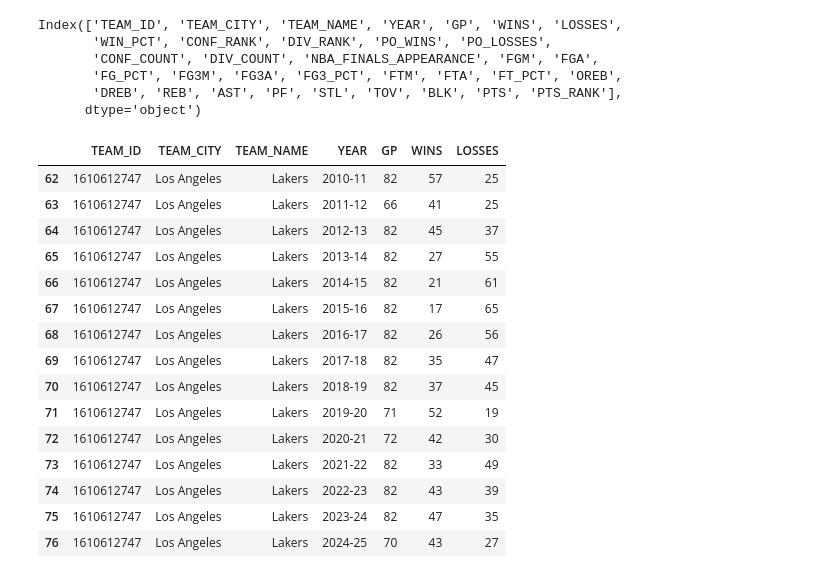
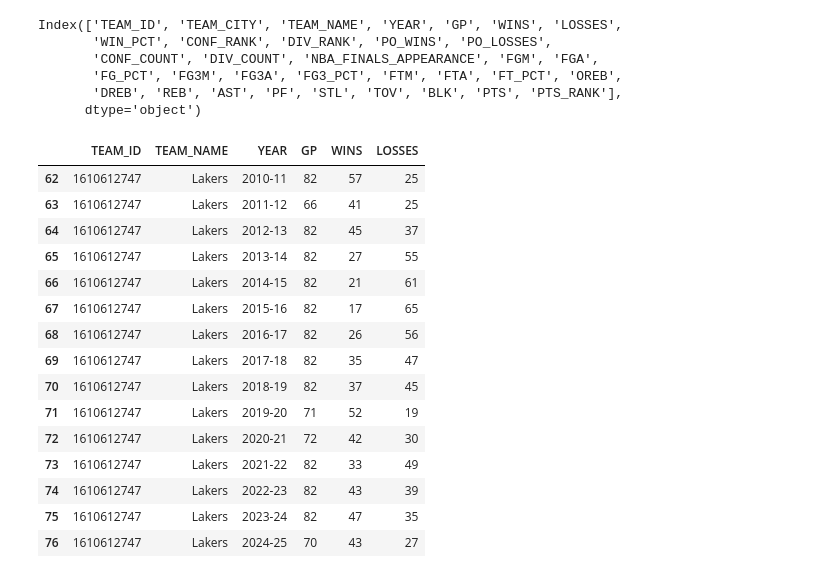
Before and after one commit to LuisHiram99/NBStats, a Jupyter notebook: libretas/FuncionesEquipo.ipynb, the cells around one changed output. Saved outputs shown, nothing was run; the diff lists cells and outputs as text; code cells hidden in the pictures.

```diff
--- a/libretas/FuncionesEquipo.ipynb
+++ b/libretas/FuncionesEquipo.ipynb
@@ -139,25 +139,25 @@ Index(['TEAM_ID', 'TEAM_CITY', 'TEAM_NAME', 'YEAR', 'GP', 'WINS', 'LOSSES',
        'DREB', 'REB', 'AST', 'PF', 'STL', 'TOV', 'BLK', 'PTS', 'PTS_RANK'],
       dtype='object')
 # %%
-info = info[["TEAM_ID", "TEAM_CITY", "TEAM_NAME", "YEAR", "GP", "WINS", "LOSSES"]]
+info = info[["TEAM_ID", "TEAM_NAME", "YEAR", "GP", "WINS", "LOSSES"]]
 info
 # %% [output]
-|  | TEAM_ID | TEAM_CITY | TEAM_NAME | YEAR | GP | WINS | LOSSES |
-| 62 | 1610612747 | Los Angeles | Lakers | 2010-11 | 82 | 57 | 25 |
-| 63 | 1610612747 | Los Angeles | Lakers | 2011-12 | 66 | 41 | 25 |
-| 64 | 1610612747 | Los Angeles | Lakers | 2012-13 | 82 | 45 | 37 |
-| 65 | 1610612747 | Los Angeles | Lakers | 2013-14 | 82 | 27 | 55 |
-| 66 | 1610612747 | Los Angeles | Lakers | 2014-15 | 82 | 21 | 61 |
-| 67 | 1610612747 | Los Angeles | Lakers | 2015-16 | 82 | 17 | 65 |
-| 68 | 1610612747 | Los Angeles | Lakers | 2016-17 | 82 | 26 | 56 |
-| 69 | 1610612747 | Los Angeles | Lakers | 2017-18 | 82 | 35 | 47 |
-| 70 | 1610612747 | Los Angeles | Lakers | 2018-19 | 82 | 37 | 45 |
-| 71 | 1610612747 | Los Angeles | Lakers | 2019-20 | 71 | 52 | 19 |
-| 72 | 1610612747 | Los Angeles | Lakers | 2020-21 | 72 | 42 | 30 |
-| 73 | 1610612747 | Los Angeles | Lakers | 2021-22 | 82 | 33 | 49 |
-| 74 | 1610612747 | Los Angeles | Lakers | 2022-23 | 82 | 43 | 39 |
-| 75 | 1610612747 | Los Angeles | Lakers | 2023-24 | 82 | 47 | 35 |
-| 76 | 1610612747 | Los Angeles | Lakers | 2024-25 | 70 | 43 | 27 |
+|  | TEAM_ID | TEAM_NAME | YEAR | GP | WINS | LOSSES |
+| 62 | 1610612747 | Lakers | 2010-11 | 82 | 57 | 25 |
+| 63 | 1610612747 | Lakers | 2011-12 | 66 | 41 | 25 |
+| 64 | 1610612747 | Lakers | 2012-13 | 82 | 45 | 37 |
+| 65 | 1610612747 | Lakers | 2013-14 | 82 | 27 | 55 |
+| 66 | 1610612747 | Lakers | 2014-15 | 82 | 21 | 61 |
+| 67 | 1610612747 | Lakers | 2015-16 | 82 | 17 | 65 |
+| 68 | 1610612747 | Lakers | 2016-17 | 82 | 26 | 56 |
+| 69 | 1610612747 | Lakers | 2017-18 | 82 | 35 | 47 |
+| 70 | 1610612747 | Lakers | 2018-19 | 82 | 37 | 45 |
+| 71 | 1610612747 | Lakers | 2019-20 | 71 | 52 | 19 |
+| 72 | 1610612747 | Lakers | 2020-21 | 72 | 42 | 30 |
+| 73 | 1610612747 | Lakers | 2021-22 | 82 | 33 | 49 |
+| 74 | 1610612747 | Lakers | 2022-23 | 82 | 43 | 39 |
+| 75 | 1610612747 | Lakers | 2023-24 | 82 | 47 | 35 |
+| 76 | 1610612747 | Lakers | 2024-25 | 70 | 43 | 27 |
 # %%
 from json import loads, dumps
 info.to_json('lakers_stats.json', orient = 'split', compression = 'infer', index = 'true')
```
Also changed, not shown: parts of 1 cell of this notebook, 3 other files.
